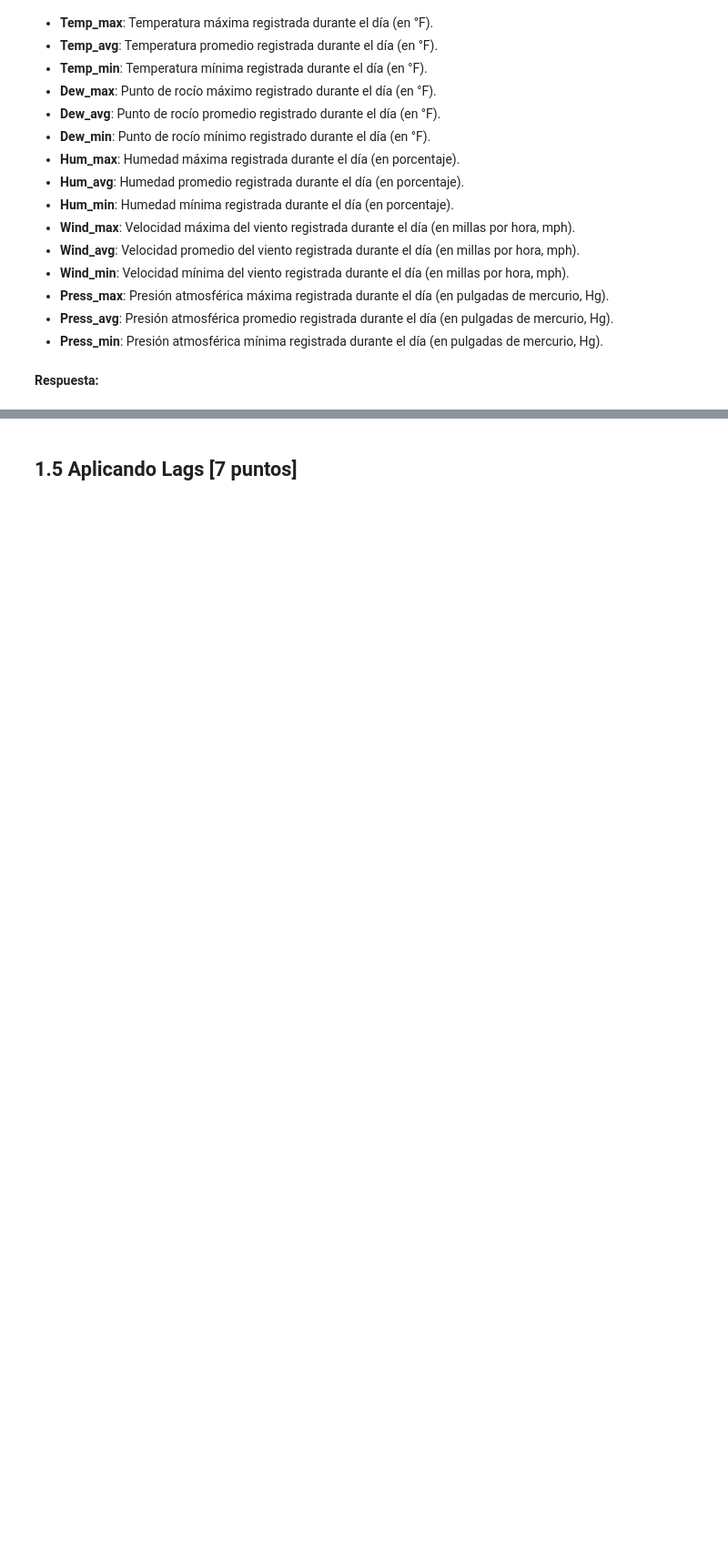
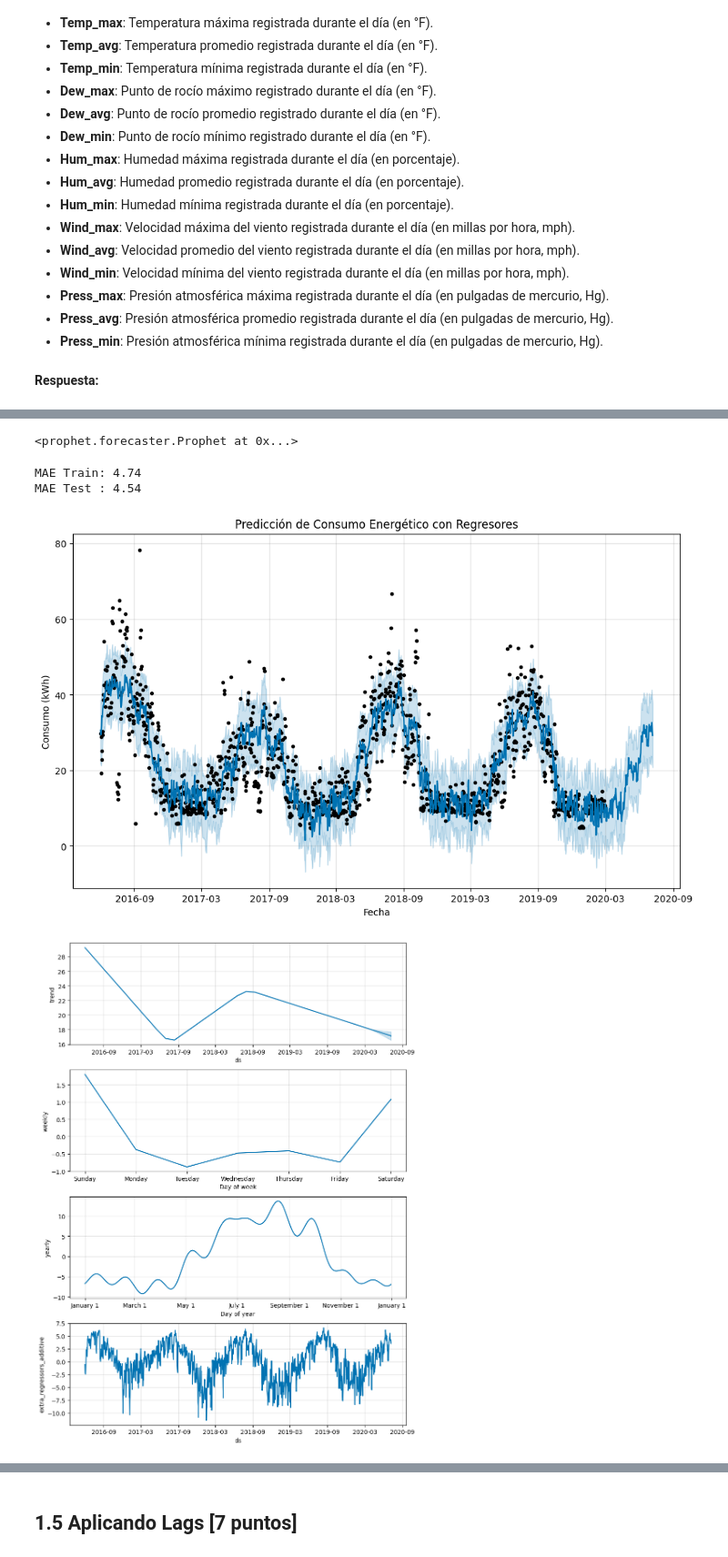
Before and after one commit to jp835/Repositorio-laboratorio-de-programaci-n-cient-fica-grupo-LosTcg, a Jupyter notebook: Lab 10/Lab10_enunciado.ipynb, the cells around one changed output, grey strips where cells are left out. Shown at 91% size. Cells and saved outputs as stored; diff of their text form; code cells hidden in the pictures; blank space fills up the shorter version.

```diff
--- a/Lab 10/Lab10_enunciado.ipynb
+++ b/Lab 10/Lab10_enunciado.ipynb
@@ -413,0 +470,61 @@ ModuleNotFoundError: No module named 'prophet'
+# %%
+# 1 Variables exógenas
+regresores = [
+    'Temp_avg', 'Hum_avg', 'Wind_avg', 'Press_avg'
+]  # Puedes ajustar esta lista
+
+# Prophet requiere columnas específicas
+train_prophet = train_df.rename(columns={'date': 'ds', 'Energy_kWh': 'y'})
+test_prophet  = test_df.rename(columns={'date': 'ds', 'Energy_kWh': 'y'})
+# %%
+m = Prophet(
+    yearly_seasonality=True,
+    weekly_seasonality=True,
+    daily_seasonality=False
+)
+
+# Agregar regresores al modelo
+for reg in regresores:
+    m.add_regressor(reg)
+
+# Entrenar modelo
+m.fit(train_prophet[['ds', 'y'] + regresores])
+# %% [output]
+<prophet.forecaster.Prophet at 0x...>
+# %%
+future = pd.concat([train_prophet, test_prophet], axis=0)
+forecast = m.predict(future[['ds'] + regresores])
+
+# Unir con datos reales
+results = future.copy()
+results['yhat'] = forecast['yhat']
+# %%
+mae_train = mean_absolute_error(
+    results.loc[results['ds'] <= fecha_limite, 'y'],
+    results.loc[results['ds'] <= fecha_limite, 'yhat']
+)
+
+mae_test = mean_absolute_error(
+    results.loc[results['ds'] >= pd.to_datetime("2020-03-01"), 'y'],
+    results.loc[results['ds'] >= pd.to_datetime("2020-03-01"), 'yhat']
+)
+
+print(f"MAE Train: {mae_train:.2f}")
+print(f"MAE Test : {mae_test:.2f}")
+# %% [output]
+MAE Train: 4.74
+MAE Test : 4.54
+# %%
+# 2 Gráfico general
+fig1 = m.plot(forecast)
+plt.title("Predicción de Consumo Energético con Regresores")
+plt.xlabel("Fecha")
+plt.ylabel("Consumo (kWh)")
+plt.show()
+
+# Componentes del modelo
+fig2 = m.plot_components(forecast)
+plt.show()
+# %% [output]
+[figure, added]
+[figure, added]
```
Also changed, not shown: parts of 31 cells of this notebook.
